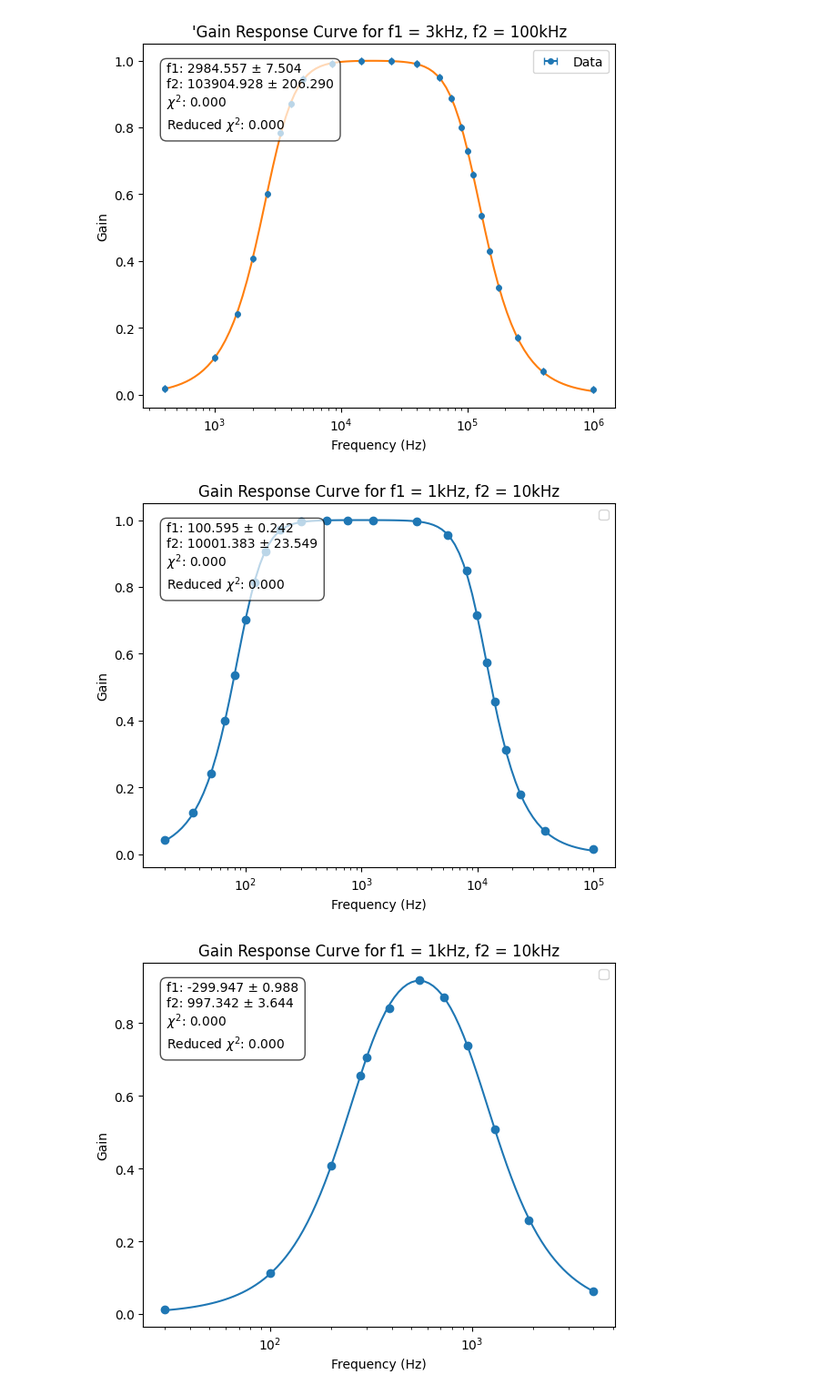
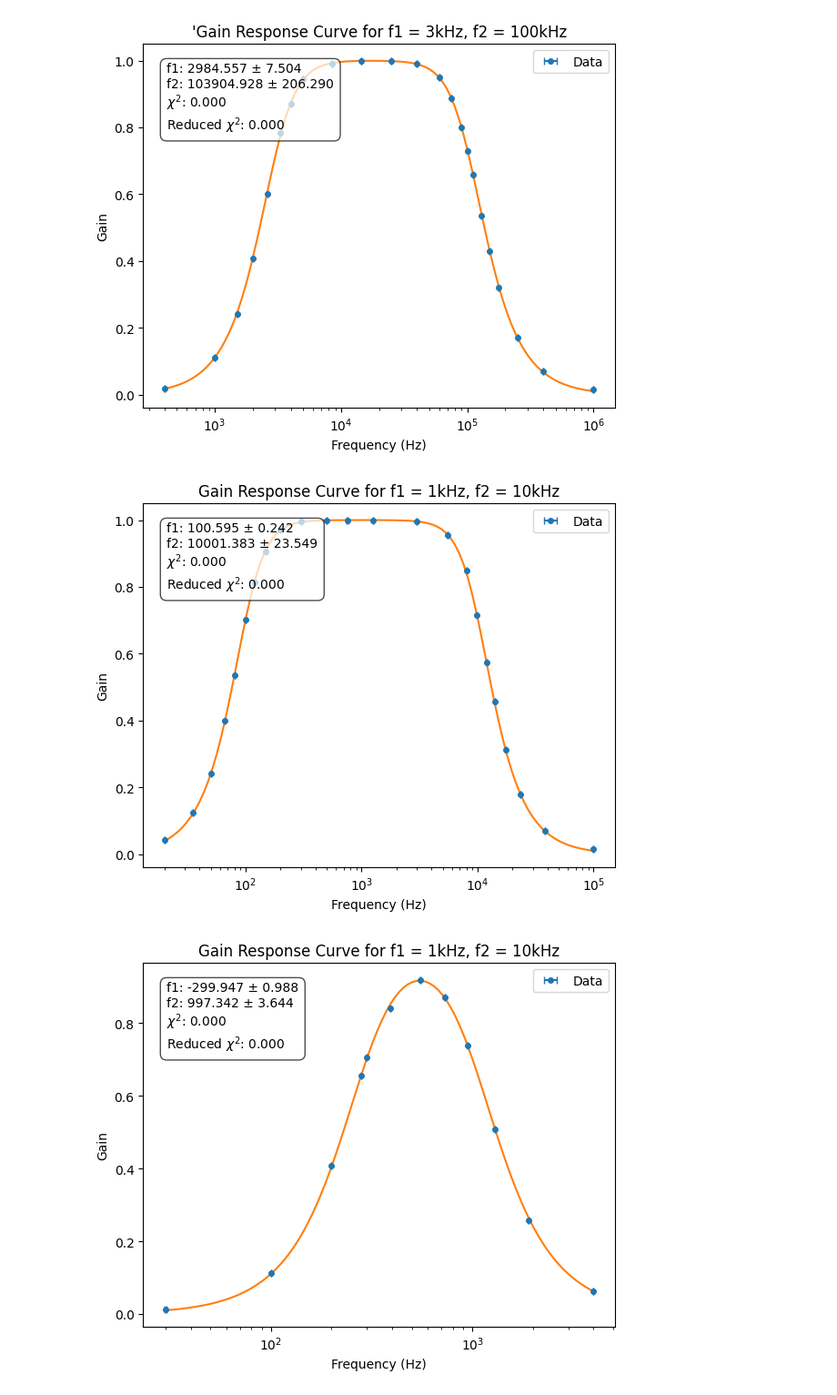
Before and after one commit to Jacoube/Advanced-Physics-Lab, a Jupyter notebook: Johnson_Noise/gain_response_curves.ipynb, the cells around one changed output. Shown at 91% size. Cells and saved outputs as stored; diff of their text form; code cells hidden in the pictures.

Commit message:
Path generalization

```diff
--- a/Johnson_Noise/gain_response_curves.ipynb
+++ b/Johnson_Noise/gain_response_curves.ipynb
@@ -13,13 +14,18 @@ https://www.manualslib.com/manual/1522469/Zotek-Zt111.html
 https://www.manualslib.com/manual/2894668/Protek-B8000fd-Series.html?page=2#manual
 https://www.manualslib.com/manual/2894668/Protek-B8000fd-Series.html?page=2#manual
 https://res.cloudinary.com/iwh/image/upload/q_auto,g_center/assets/1/26/Documents/Protek/protekb8040fd_datasheet.pdf
+# %%
+# Set up paths from directory
+dir_path = Path.cwd()
+data_dir = dir_path / "Data"
+
+# print(dir_path) # Double check directory
 # %%
 # Data input
-path = "/Users/jacobbalek/Documents/The Ohio State University/PHYS 5700 Adv Physics Lab/PHYS 5700 Adv Physics Lab Spring 2026/Johnson Noise/"
-df_1_10 = pd.read_csv(path + "Johnson_Noise_Gain_Response_1kHz_10kHz.csv")
-df_3_100 = pd.read_csv(path + "Johnson_Noise_Gain_Response_3kHz_100kHz.csv")
-df_100_10 = pd.read_csv(path + "Johnson_Noise_Gain_Response_100Hz_10kHz.csv")
-df_300_1 = pd.read_csv(path + "Johnson_Noise_Gain_Response_300Hz_1kHz.csv")
+df_1_10 = pd.read_csv(data_dir / "Johnson_Noise_Gain_Response_1kHz_10kHz.csv")
+df_3_100 = pd.read_csv(data_dir / "Johnson_Noise_Gain_Response_3kHz_100kHz.csv")
+df_100_10 = pd.read_csv(data_dir / "Johnson_Noise_Gain_Response_100Hz_10kHz.csv")
+df_300_1 = pd.read_csv(data_dir / "Johnson_Noise_Gain_Response_300Hz_1kHz.csv")
 
 print("Number of Data Points: ", len(df_1_10)) #Expect 26
 print("Columns: ")
@@ -164,15 +170,15 @@ Text(0.5, 1.0, "'Gain Response Curve for f1 = 3kHz, f2 = 100kHz")
 # %%
 col_names_replace(df_100_10)
 curve_3_output, curve_3_plot_data = butterworth_fit(df_100_10)
-plot_gain_response_curve(curve_3_plot_data[0], curve_3_plot_data[1], curve_3_output);
+plot_gain_response_curve(curve_3_plot_data[0], curve_3_plot_data[1], curve_3_plot_data[2], fit_results = curve_3_output);
 # %% [output]
-[figure, old version]
+[figure, new version]
 # %%
 col_names_replace(df_300_1)
 curve_4_output, curve_4_plot_data = butterworth_fit(df_300_1)
-plot_gain_response_curve(curve_4_plot_data[0], curve_4_plot_data[1], curve_4_output);
+plot_gain_response_curve(curve_4_plot_data[0], curve_4_plot_data[1], curve_4_plot_data[2], fit_results = curve_4_output);
 # %% [output]
-[figure, old version]
+[figure, new version]
 # %%
 # For errors, thickness of trace and how well the function generator can hold its produced waveform for y errors
 # Function generator errors for x error
```
Also changed, not shown: parts of 2 cells of this notebook, 4 other files.
